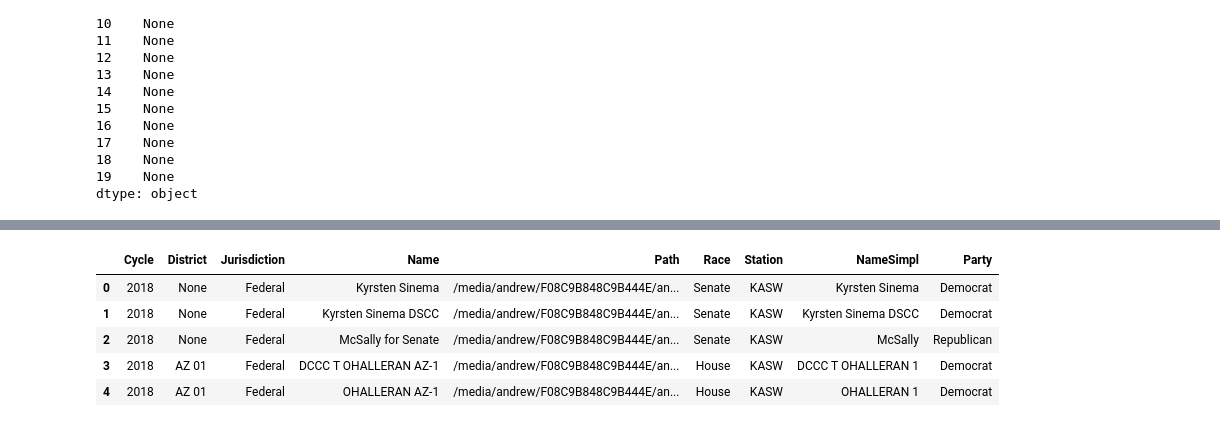
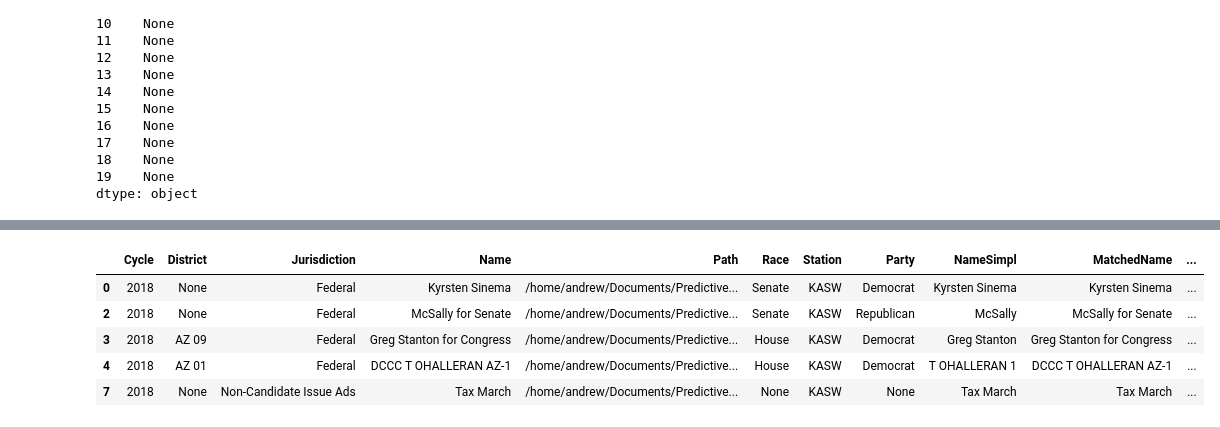
Before and after one commit to and-pulc/fccscraper, a Jupyter notebook: FCCBulkDownload.ipynb, the cells around one changed output, grey strips where cells are left out. Drawn from its saved outputs; the diff is of its cells as text; code cells hidden in the pictures.

```diff
--- a/FCCBulkDownload.ipynb
+++ b/FCCBulkDownload.ipynb
@@ -445,14 +389,28 @@ fuzz.token_set_ratio('David GARCIA', 'GARCIA')
 # %%
 matched = []
 curName = ""
-
+committeeCount=0
+uniqueCom = pd.DataFrame(columns=['Cycle', 'District', 'Jurisdiction',
+                                  'Name', 'Path', 'Race', 'Station', 'Party',
+                                 'NameSimpl'])
+dedupedCom = pd.DataFrame(columns=['Cycle', 'District', 'Jurisdiction',
+                                  'Name', 'Path', 'Race', 'Station', 'Party',
+                                 'NameSimpl', 'MatchedName', 'MatchedStation'])
+# Use fuzzy string matching to link the same committees accross stations.
 def matcher(r):
+    global uniqueCom
+    global dedupedCom
     matcher = {'Race': None, 'District': None, 'Party': None}
     def closestNames(n):
         nonlocal matcher
         matchVal = fuzz.token_sort_ratio(n.NameSimpl, r.NameSimpl)
         matchVal2 = fuzz.token_set_ratio(n.NameSimpl, r.NameSimpl)
-        if matchVal>70:
+        if r['Jurisdiction'] == 'Non-Candidate Issue Ads':
+            matchThreshold = 75
+        else:
+            matchThreshold = 78
+        # Potentially average sort and set for matchVal rate.
+        if (matchVal+matchVal2)/2 > matchThreshold:
             if (n.Race is not None) & (matcher['Race'] is None):
                 matcher['Race'] = n.Race
             if (n.District is not None) & (matcher['District'] is None):
@@ -462,16 +420,45 @@ def matcher(r):
             return True
         else:
             return False
-    possmatch = p[(p.Cycle==r.Cycle)&(p.Jurisdiction==r.Jurisdiction)]
-    curName = r.NameSimpl
+    def fixDupComs(match, replace):
+        global uniqueCom
+        global dedupedCom
+        print("Fixing duplicate committees...")
+        print(match['NameSimpl'].values)
+        print(r['NameSimpl'])
+        # Replace already matched committees with better committee name.
+        dedupedCom.loc[dedupedCom['MatchedName'].isin(match['Name'].values), 'MatchedName'] = replace['Name']
+        badindexes = uniqueCom[uniqueCom['Name'].isin(match['Name'].values)].index.values
+        uniqueCom = uniqueCom.drop(badindexes)
+    possmatch = uniqueCom[(uniqueCom.Cycle==r.Cycle)&(uniqueCom.Jurisdiction==r.Jurisdiction)]
     match = possmatch[possmatch.apply(closestNames, axis=1)]
-    if (matcher['Race'] is not None) & (r['Race'] is None):
-        r['Race'] = matcher['Race']
-    if (matcher['District'] is not None) & (r['District'] is None):
-        r['District'] = matcher['District']
-    if (matcher['Party'] is not None) & (r['Party'] is None):
-        r['Party'] = matcher['Party']
+    # Check already matched committees.
+    if(len(match) == 0):
+        possmatch = dedupedCom[(dedupedCom.Cycle==r.Cycle)&(dedupedCom.Jurisdiction==r.Jurisdiction)]
+        match = possmatch[possmatch.apply(closestNames, axis=1)]
+        if len(match)>0:
+            match['Name'] = match['MatchedName']
+            match['Station'] = match['MatchedStation']
+            match = uniqueCom[uniqueCom['Name'].isin(match[0:1]['MatchedName'].values)][0:1]
+    if len(match) == 1:
+        if (matcher['Race'] is None) & (r['Race'] is not None):
+            uniqueCom.loc[match.index.values, 'Race'] = r['Race']
+        if (matcher['District'] is None) & (r['District'] is not None):
+            uniqueCom.loc[match.index.values, 'District'] = r['District']
+        if (matcher['Party'] is None) & (r['Party'] is not None):
+            uniqueCom.loc[match.index.values, 'Party'] = r['Party']
+        r['MatchedName'] = match[0:1]['Name'].values[0]
+        r['MatchedStation'] = match[0:1]['Station'].values[0]
+    else:
+        if(len(match['Name'].unique())>1):
+            print(match['Name'].unique())
+            fixDupComs(match, r)
+        r['MatchedName'] = r['Name']
+        r['MatchedStation'] =r['Station']
+        uniqueCom = uniqueCom.append(r)
+    dedupedCom = dedupedCom.append(r)
     return r
 pz = p.apply(matcher, axis=1)
-pz.head()
+uniqueCom.head()
+# Error types: Duplicate committees, false matches.
 # %% [output]
@@ -478,6 +485,6 @@ pz.head()
-|  | Cycle | District | Jurisdiction | Name | Path | Race | Station | NameSimpl | Party |
-| 0 | 2018 | None | Federal | Kyrsten Sinema | /media/andrew/F08C9B848C9B444E/an... | Senate | KASW | Kyrsten Sinema | Democrat |
-| 1 | 2018 | None | Federal | Kyrsten Sinema DSCC | /media/andrew/F08C9B848C9B444E/an... | Senate | KASW | Kyrsten Sinema DSCC | Democrat |
-| 2 | 2018 | None | Federal | McSally for Senate | /media/andrew/F08C9B848C9B444E/an... | Senate | KASW | McSally | Republican |
-| 3 | 2018 | AZ 01 | Federal | DCCC T OHALLERAN AZ-1 | /media/andrew/F08C9B848C9B444E/an... | House | KASW | DCCC T OHALLERAN 1 | Democrat |
-| 4 | 2018 | AZ 01 | Federal | OHALLERAN AZ-1 | /media/andrew/F08C9B848C9B444E/an... | House | KASW | OHALLERAN 1 | Democrat |
+|  | Cycle | District | Jurisdiction | Name | Path | Race | Station | Party | NameSimpl | MatchedName | ... |
+| 0 | 2018 | None | Federal | Kyrsten Sinema | /home/andrew/Documents/Predictive... | Senate | KASW | Democrat | Kyrsten Sinema | Kyrsten Sinema | ... |
+| 2 | 2018 | None | Federal | McSally for Senate | /home/andrew/Documents/Predictive... | Senate | KASW | Republican | McSally | McSally for Senate | ... |
+| 3 | 2018 | AZ 09 | Federal | Greg Stanton for Congress | /home/andrew/Documents/Predictive... | House | KASW | Democrat | Greg Stanton | Greg Stanton for Congress | ... |
+| 4 | 2018 | AZ 01 | Federal | DCCC T OHALLERAN AZ-1 | /home/andrew/Documents/Predictive... | House | KASW | Democrat | T OHALLERAN 1 | DCCC T OHALLERAN AZ-1 | ... |
+| 7 | 2018 | None | Non-Candidate Issue Ads | Tax March | /home/andrew/Documents/Predictive... | None | KASW | None | Tax March | Tax March | ... |
```
Also changed, not shown: parts of 25 cells of this notebook, 12 other files.
